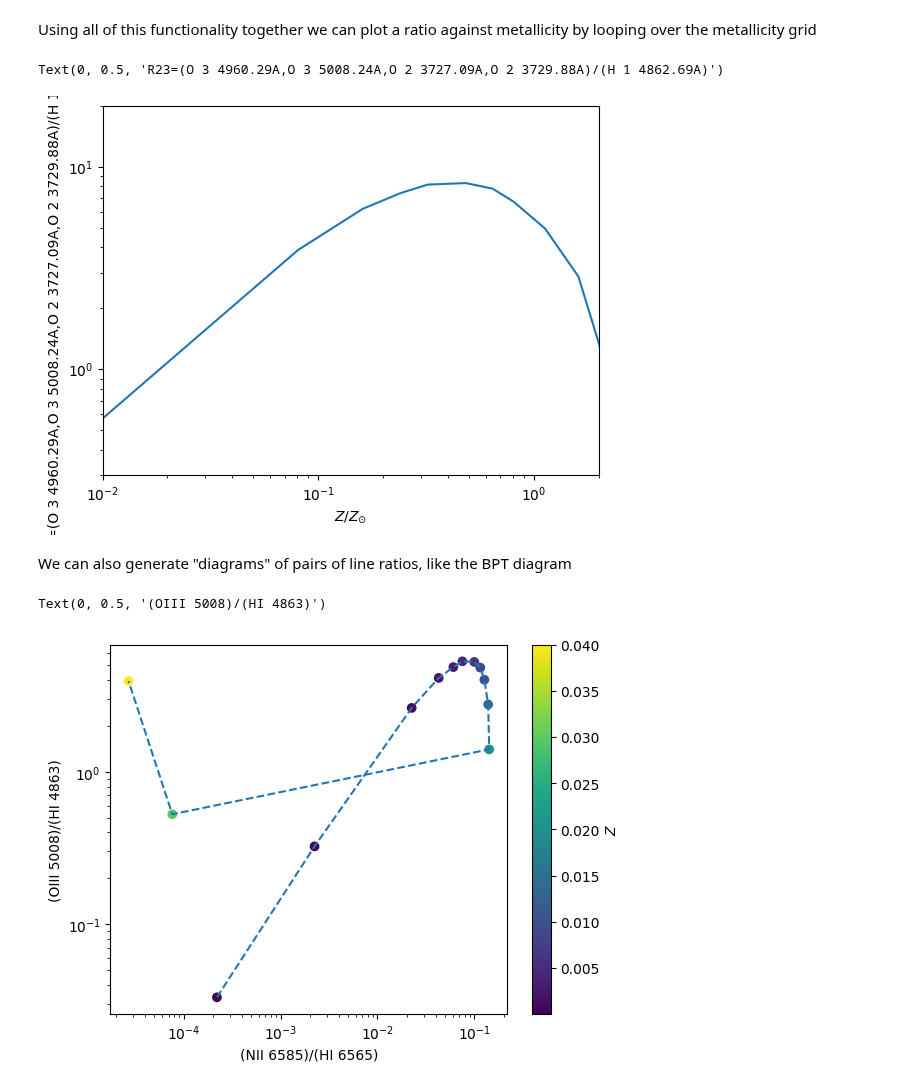
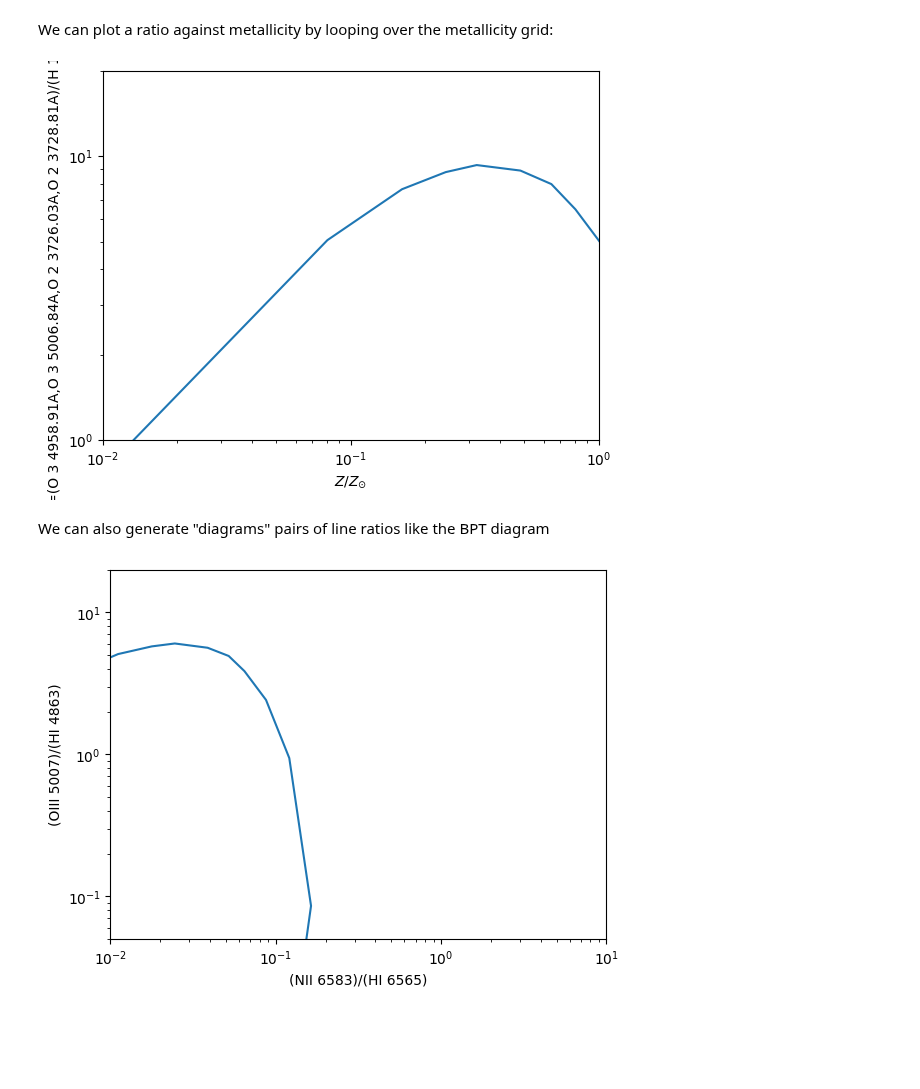
Before and after one commit to tHarvey303/synthesizer, a Jupyter notebook: docs/source/grids/grid_lines.ipynb, the cells around one changed output. Saved outputs shown, nothing was run; the diff lists cells and outputs as text; code cells hidden in the pictures; blank space fills up the shorter version.

```diff
--- a/docs/source/grids/grid_lines.ipynb
+++ b/docs/source/grids/grid_lines.ipynb
@@ -37,0 +24,6 @@ Now that we have loaded our lines we can return a `Line` object, and use this to
+# %%
+
+log10age = 6.0  # log10(age/yr)
+metallicity = 0.01
+# find nearest grid point
+grid_point = grid.get_grid_point((log10age, metallicity))
@@ -38,6 +32,5 @@ Now that we have loaded our lines we can return a `Line` object, and use this to
 # %%
-grid_point = (5, 6)  # ia, iZ the age and metallicity grid point
-
+line_id = 'H 1 4862.69A'
 line = grid.get_line_info('H 1 4862.69A', grid_point)
-line
+print(line)
 # %% [output]
@@ -78,5 +57,5 @@ Let's load all of the available lines (using the `line_ids` list we created earl
 # %%
-lines = grid.get_lines_info(line_ids, grid_point)
+lines = grid.get_lines_info(grid.line_list, grid_point)
 print(lines)
 # %% [output]
 ----------
@@ -115,53 +91,50 @@ Ne3O2: 0.15
 # %% [markdown]
-Using all of this functionality together we can plot a ratio against metallicity by looping over the metallicity grid
+We can plot a ratio against metallicity by looping over the metallicity grid:
 # %%
 ratio_id = 'R23'
 ia = 0  # 1 Myr old for test grid
 ratios = []
-for iZ, Z in enumerate(grid.metallicities):
+for iZ, Z in enumerate(grid.metallicity):
     grid_point = (ia, iZ)
-    lines = grid.get_lines_info(line_ids, grid_point)
+    lines = grid.get_lines_info(grid.line_list, grid_point)
     ratios.append(lines.get_ratio(ratio_id))
 
-Zsun = grid.metallicities/0.0124
+Zsun = grid.metallicity/0.0124
 plt.plot(Zsun, ratios)
-plt.xlim([0.01, 2])
-plt.ylim([0.3, 20])
+plt.xlim([0.01, 1])
+plt.ylim([1, 20])
 plt.xscale('log')
 plt.yscale('log')
 plt.xlabel(r'$Z/Z_{\odot}$')
 plt.ylabel(lines.get_ratio_label(ratio_id))
+plt.show()
 # %% [output]
-Text(0, 0.5, 'R23=(O 3 4960.29A,O 3 5008.24A,O 2 3727.09A,O 2 3729.88A)/(H 1 4862.69A)')
-[figure, old version]
+[figure, new version]
 # %% [markdown]
-We can also generate "diagrams" of pairs of line ratios, like the BPT diagram
+We can also generate "diagrams" pairs of line ratios like the BPT diagram
 # %%
 diagram_id = 'BPT-NII'
 ia = 0  # 1 Myr old for test grid
 x = []
 y = []
-for iZ, Z in enumerate(grid.metallicities):
+for iZ, Z in enumerate(grid.metallicity):
     grid_point = (ia, iZ)
-    lines = grid.get_lines_info(line_ids, grid_point)
+    lines = grid.get_lines_info(grid.line_list, grid_point)
     x_, y_ = lines.get_diagram(diagram_id)
     x.append(x_)
     y.append(y_)
 
-plt.plot(x, y, linestyle='dashed')
-plt.scatter(x, y, c=grid.metallicities)
-# plt.xlim([0.01, 10])
-# plt.ylim([0.05, 20])
+plt.plot(x, y)
+plt.xlim([0.01, 10])
+plt.ylim([0.05, 20])
 plt.xscale('log')
 plt.yscale('log')
-
-plt.colorbar(label='$Z$')
 
 # grab x and y labels, this time use "fancy" label ids
 xlabel, ylabel = lines.get_diagram_label(diagram_id, fancy=True)
 
 plt.xlabel(xlabel)
 plt.ylabel(ylabel)
+plt.show()
 # %% [output]
-Text(0, 0.5, '(OIII 5008)/(HI 4863)')
-[figure, old version]
+[figure, new version]
```
Also changed, not shown: parts of 28 cells of this notebook.
